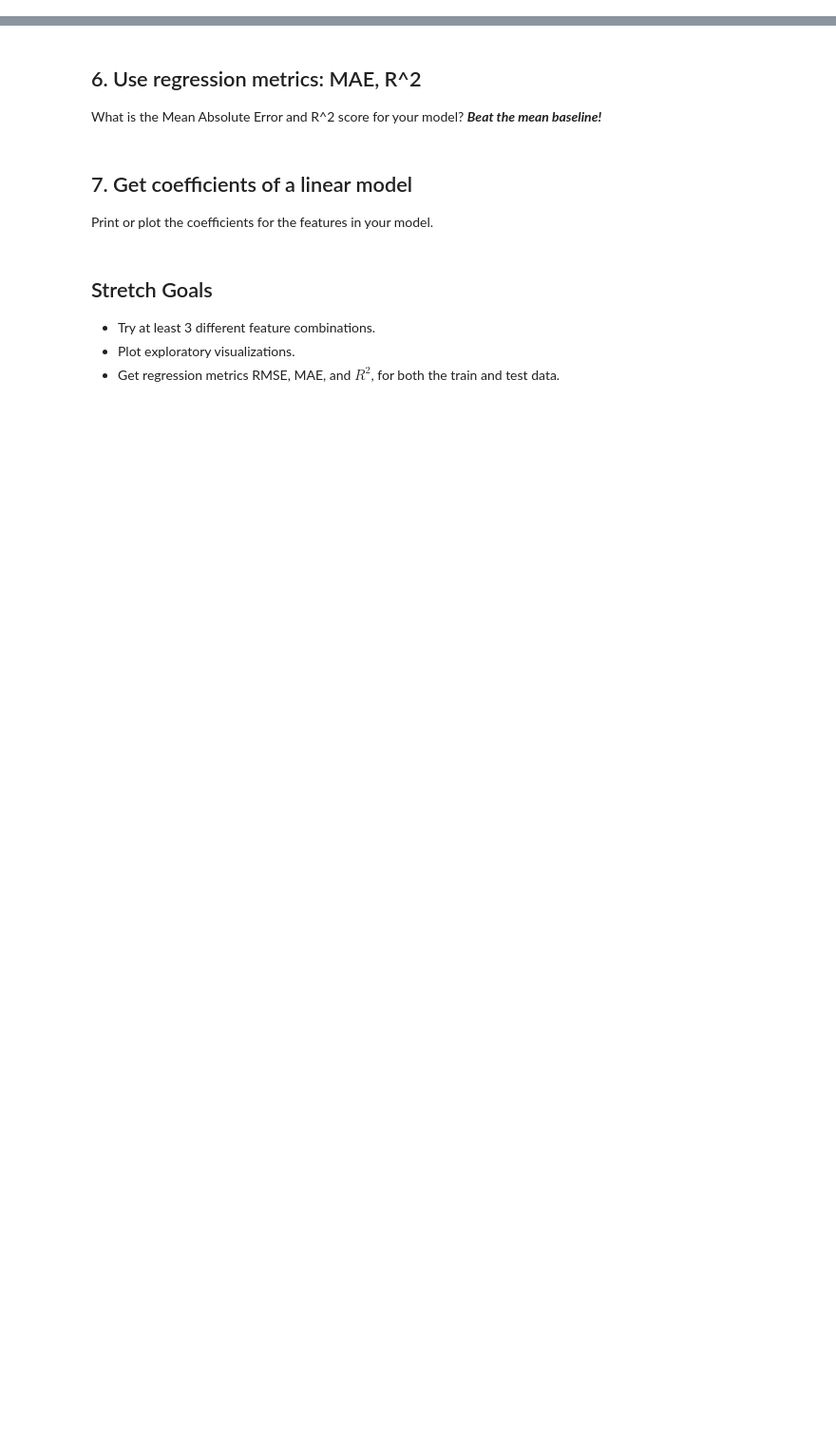
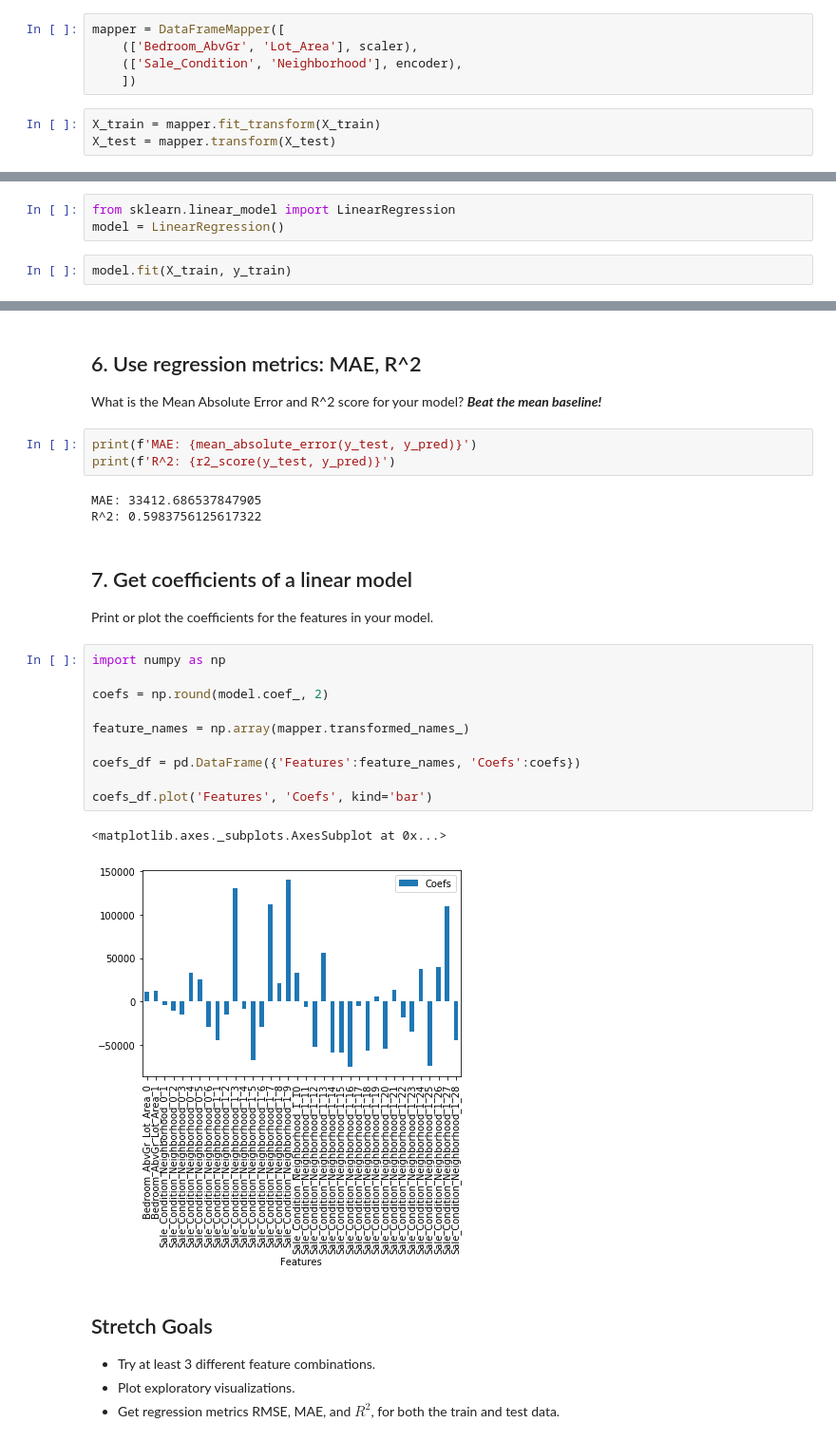
Before and after one commit to LambdaSchool/DEPRECATED-DS-Unit-2-Linear-Models, a Jupyter notebook: Sprint-5-Challenge.ipynb, the cells around one changed output, grey strips where cells are left out. Shown at 95% size. Cells and saved outputs as stored; diff of their text form; blank space fills up the shorter version.

```diff
--- a/Sprint-5-Challenge.ipynb
+++ b/Sprint-5-Challenge.ipynb
@@ -32,3 +104,16 @@ Encode your categorical feature(s).
+# %%
+mapper = DataFrameMapper([
+    (['Bedroom_AbvGr', 'Lot_Area'], scaler),
+    (['Sale_Condition', 'Neighborhood'], encoder),
+    ])
+# %%
+X_train = mapper.fit_transform(X_train)
+X_test = mapper.transform(X_test)
 # %% [markdown]
 ## 5. Use scikit-learn for Linear Regression
 Fit your model.
+# %%
+from sklearn.linear_model import LinearRegression
+model = LinearRegression()
+# %%
+model.fit(X_train, y_train)
@@ -35,9 +124,28 @@ Fit your model.
 # %% [markdown]
 ## 6. Use regression metrics: MAE, R^2
 What is the Mean Absolute Error and R^2 score for your model? ***Beat the mean baseline!***
+# %%
+print(f'MAE: {mean_absolute_error(y_test, y_pred)}')
+print(f'R^2: {r2_score(y_test, y_pred)}')
+# %% [output]
+MAE: 33412.686537847905
+R^2: 0.5983756125617322
 # %% [markdown]
 ## 7. Get coefficients of a linear model
 Print or plot the coefficients for the features in your model.
+# %%
+import numpy as np
+
+coefs = np.round(model.coef_, 2)
+
+feature_names = np.array(mapper.transformed_names_)
+
+coefs_df = pd.DataFrame({'Features':feature_names, 'Coefs':coefs})
+
+coefs_df.plot('Features', 'Coefs', kind='bar')
+# %% [output]
+<matplotlib.axes._subplots.AxesSubplot at 0x...>
+[figure, added]
 # %% [markdown]
 ## Stretch Goals
 - Try at least 3 different feature combinations.
```
Also changed, not shown: parts of 10 cells of this notebook.
